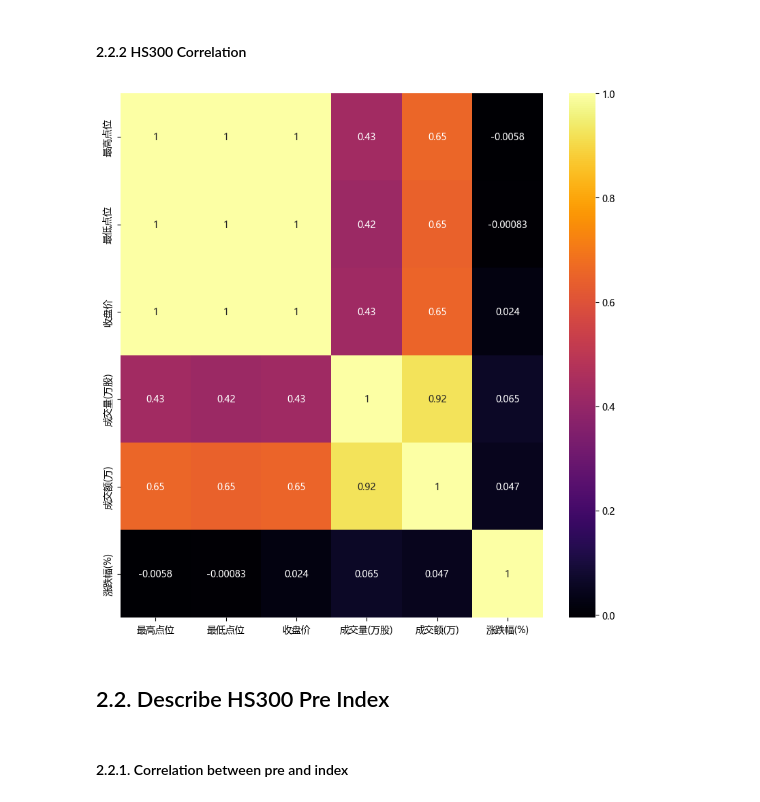
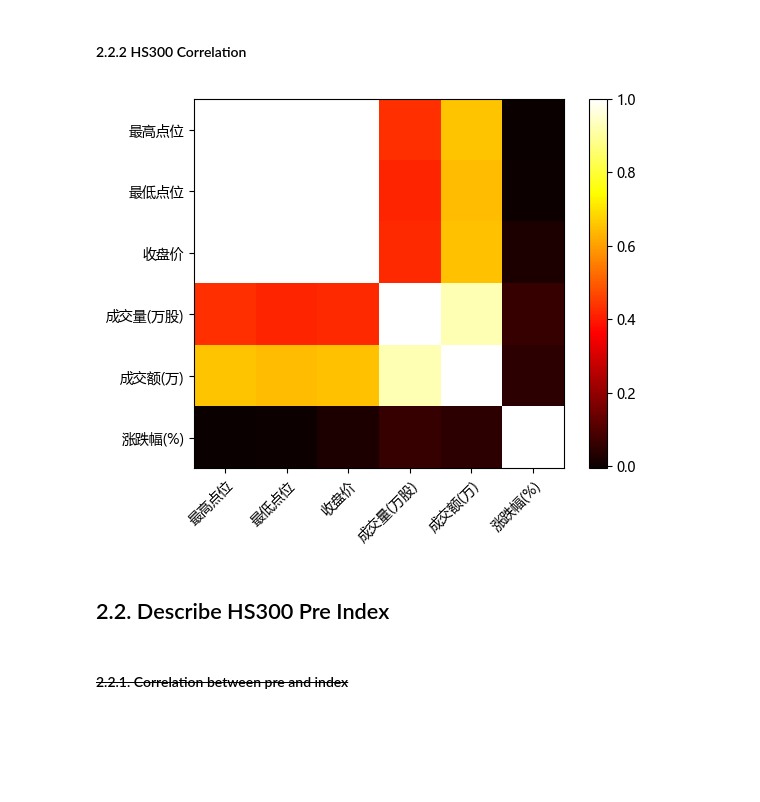
Before and after one commit to Pshower/jiangzehan2025, a Jupyter notebook: 01_data_describe.ipynb, the cells around one changed output. Saved outputs shown, nothing was run; the diff lists cells and outputs as text; code cells hidden in the pictures; blank space fills up the shorter version.

```diff
--- a/01_data_describe.ipynb
+++ b/01_data_describe.ipynb
@@ -7,6 +7,7 @@ import pandas as pd
 ### 1.1. HS300 index overview
 # %%
 df_hs300 = pd.read_csv("01_data/hs300.csv")
+df_hs300["交易日期"] = pd.to_datetime(df_hs300["交易日期"])
 df_hs300.head()
 # %% [output]
 |  | 交易日期 | 开盘点位 | 最高点位 | 最低点位 | 收盘价 | 成交量(万股) | 成交额(万) | 涨跌幅(%) |
@@ -108,13 +111,18 @@ plt.show()
 # %% [markdown]
 #### 2.2.2 HS300 Correlation
 # %%
-num_var=['最高点位','最低点位','收盘价','成交量(万股)','成交额(万)','涨跌幅(%)']
-plt.figure(figsize=(10,10))
-sns.heatmap(df_hs300[num_var].corr(), annot=True, cmap='inferno');
+num_var = ['最高点位','最低点位','收盘价','成交量(万股)','成交额(万)','涨跌幅(%)']
+
+data = df_hs300[num_var].corr()
+plt.xticks(np.arange(len(num_var)), labels=num_var,
+                     rotation=45, rotation_mode="anchor", ha="right")
+plt.yticks(np.arange(len(num_var)), labels=num_var)
+plt.imshow(data, cmap='hot', interpolation='nearest')
+plt.colorbar()
 plt.show()
 # %% [output]
-[figure, old version]
+[figure, new version]
 # %% [markdown]
 ## 2.2. Describe HS300 Pre Index
 # %% [markdown]
-#### 2.2.1. Correlation between pre and index
+#### ~~2.2.1. Correlation between pre and index~~
```
Also changed, not shown: parts of 43 cells of this notebook, 1 other file.
